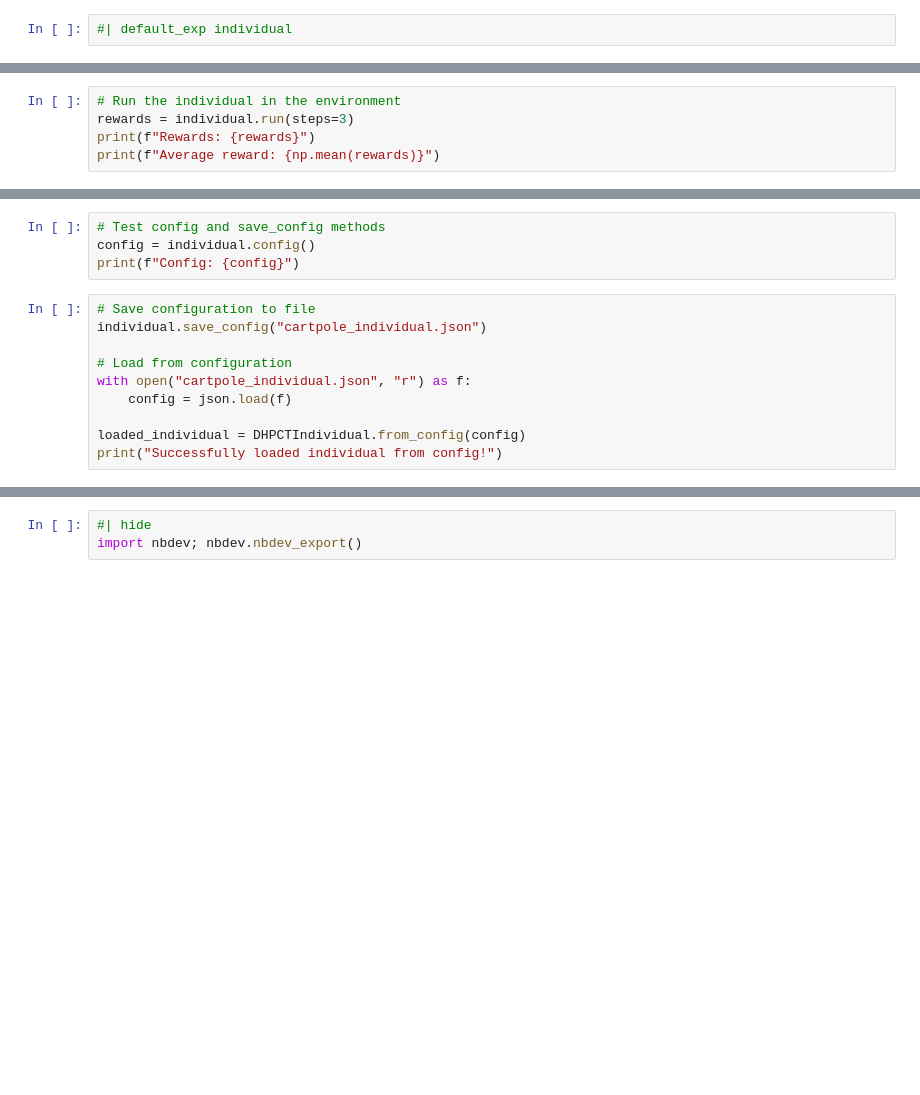
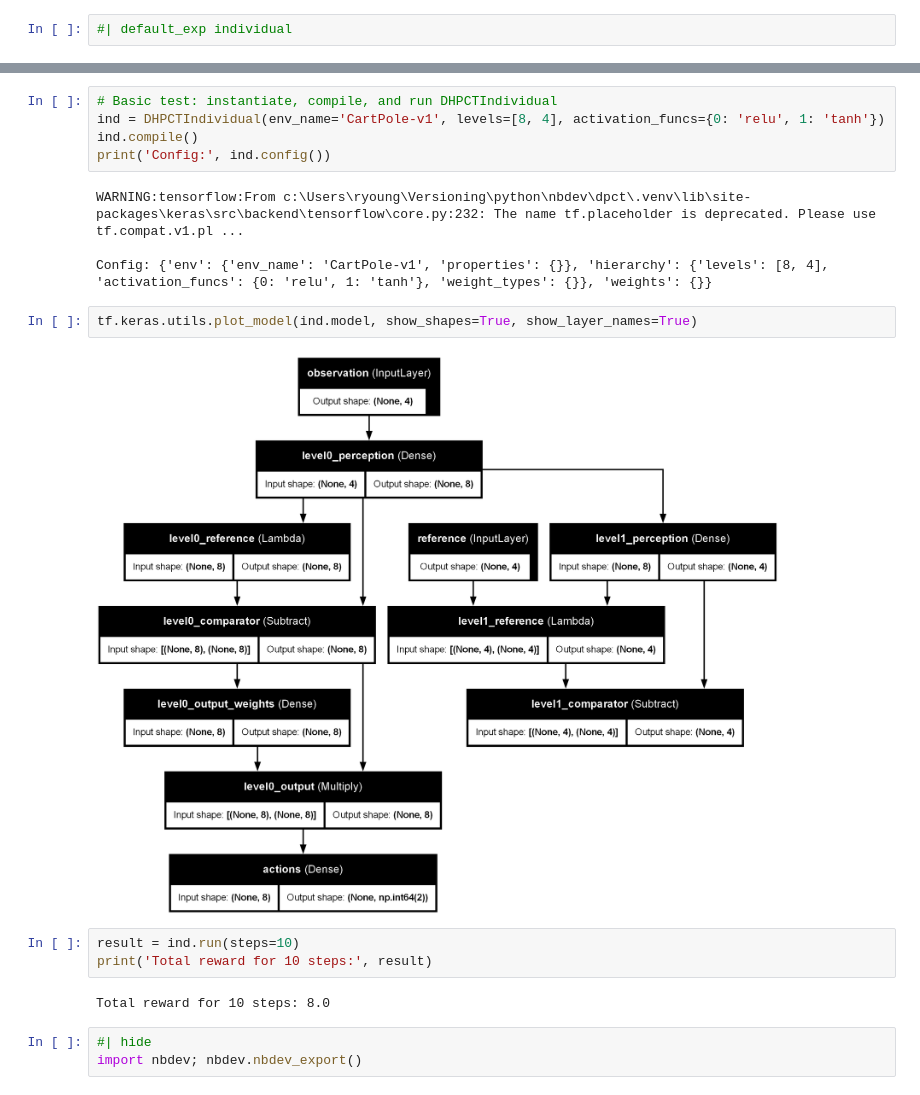
Before and after one commit to perceptualrobots/dpct, a Jupyter notebook: nbs/02_individual.ipynb, the cells around one changed output, grey strips where cells are left out. Cells and saved outputs as stored; diff of their text form; blank space fills up the shorter version.

Commit message:
built just individual from scratch

```diff
--- a/nbs/02_individual.ipynb
+++ b/nbs/02_individual.ipynb
@@ -708,5 +11,0 @@ NameError: name 'gym' is not defined
-# %%
-# Run the individual in the environment
-rewards = individual.run(steps=3)
-print(f"Rewards: {rewards}")
-print(f"Average reward: {np.mean(rewards)}")
@@ -715,14 +11,0 @@ AttributeError: module 'numpy' has no attribute 'bool8'
-# %%
-# Test config and save_config methods
-config = individual.config()
-print(f"Config: {config}")
-# %%
-# Save configuration to file
-individual.save_config("cartpole_individual.json")
-
-# Load from configuration
-with open("cartpole_individual.json", "r") as f:
-    config = json.load(f)
-
-loaded_individual = DHPCTIndividual.from_config(config)
-print("Successfully loaded individual from config!")
@@ -729,3 +239,21 @@ print("Successfully loaded individual from config!")
+# %%
+# Basic test: instantiate, compile, and run DHPCTIndividual
+ind = DHPCTIndividual(env_name='CartPole-v1', levels=[8, 4], activation_funcs={0: 'relu', 1: 'tanh'})
+ind.compile()
+print('Config:', ind.config())
+# %% [output]
+WARNING:tensorflow:From c:\Users\ryoung\Versioning\python\nbdev\dpct\.venv\lib\site-packages\keras\src\backend\tensorflow\core.py:232: The name tf.placeholder is deprecated. Please use tf.compat.v1.pl ...
+
+Config: {'env': {'env_name': 'CartPole-v1', 'properties': {}}, 'hierarchy': {'levels': [8, 4], 'activation_funcs': {0: 'relu', 1: 'tanh'}, 'weight_types': {}}, 'weights': {}}
+# %%
+tf.keras.utils.plot_model(ind.model, show_shapes=True, show_layer_names=True)
+# %% [output]
+[figure, added]
+# %%
+result = ind.run(steps=10)
+print('Total reward for 10 steps:', result)
+# %% [output]
+Total reward for 10 steps: 8.0
 # %%
 #| hide
 import nbdev; nbdev.nbdev_export()
```
Also changed, not shown: parts of 11 cells of this notebook, 6 other files.
